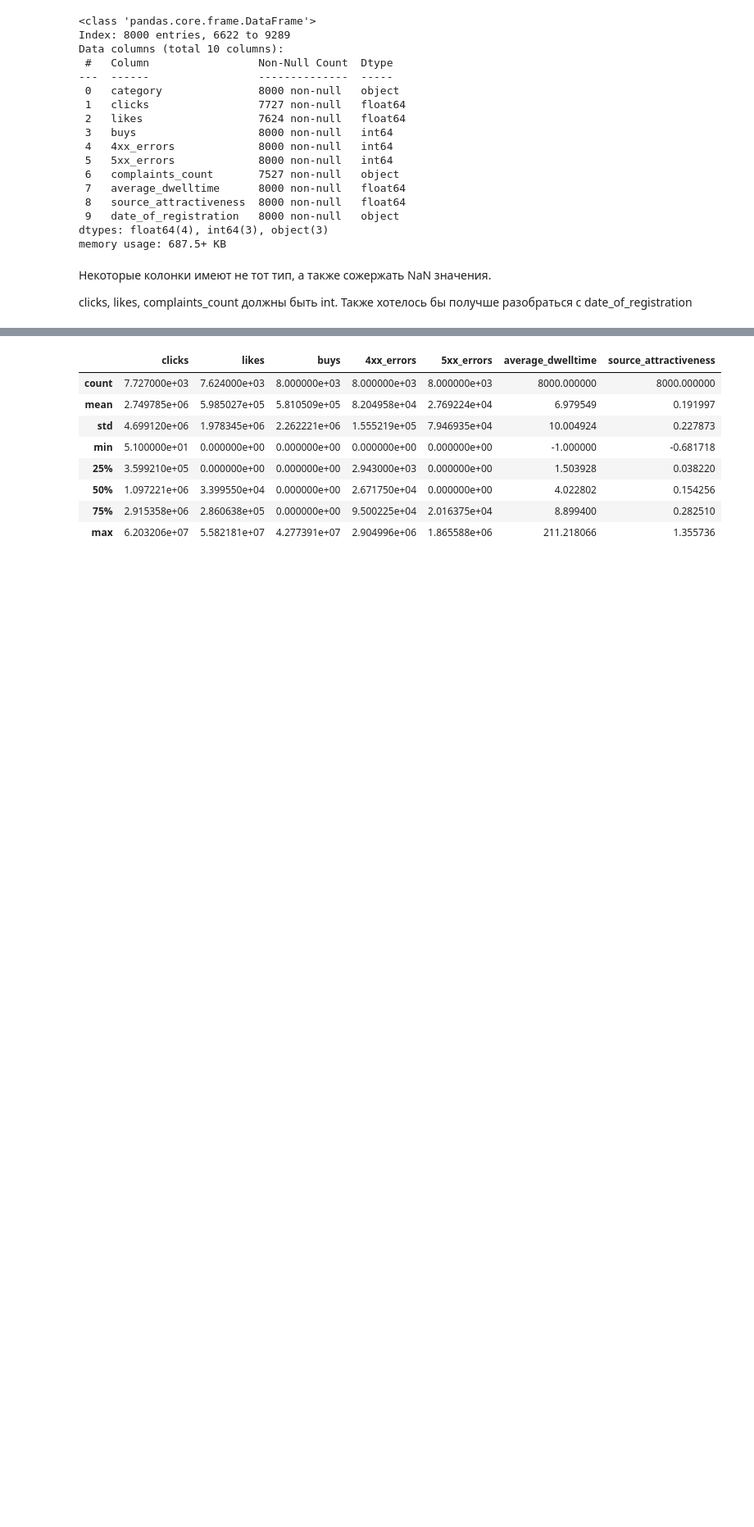
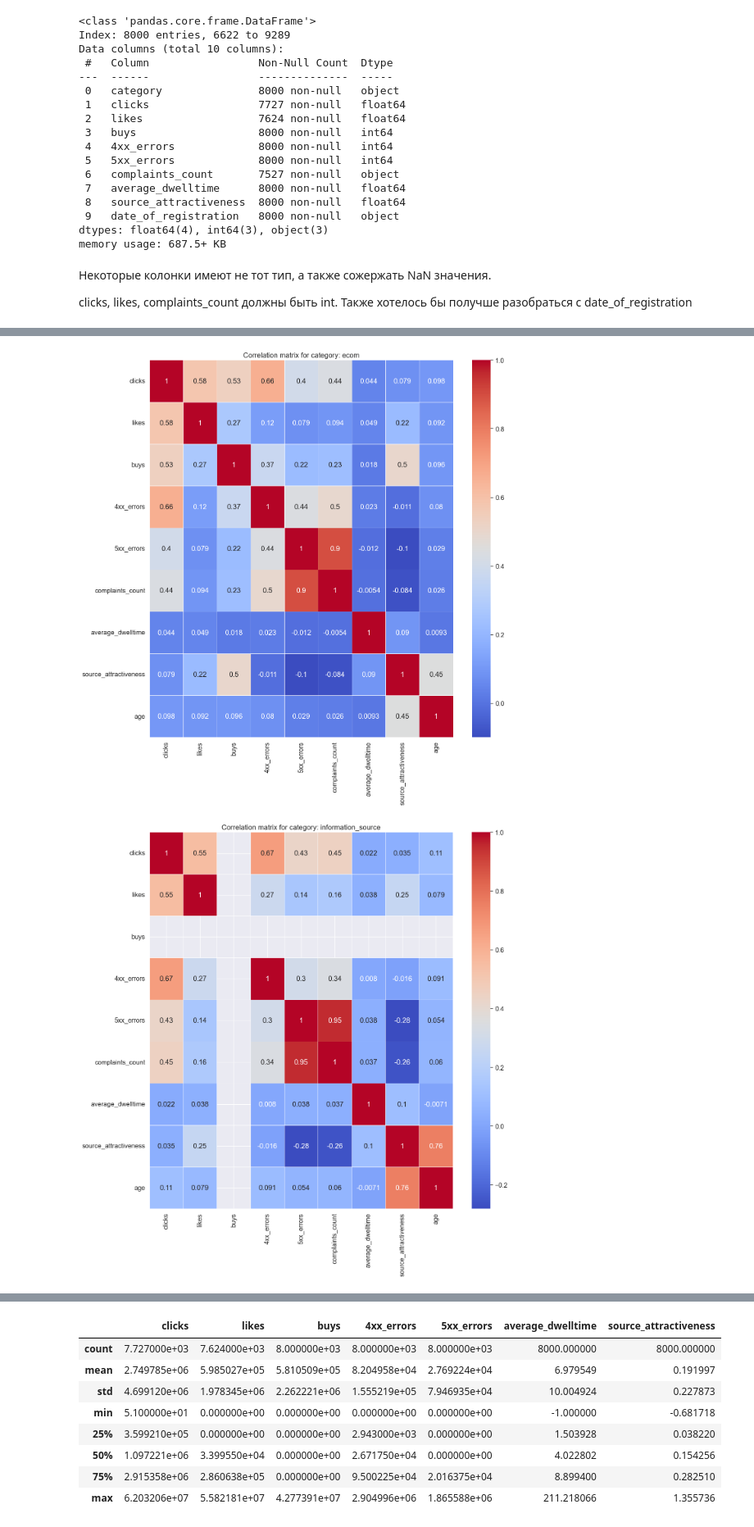
Before and after one commit to JonAJ21/ML_Labs, a Jupyter notebook: lab2/submission.ipynb, the cells around one changed output, grey strips where cells are left out. Shown at 82% size. Drawn from its saved outputs; the diff is of its cells as text; code cells hidden in the pictures; blank space fills up the shorter version.

```diff
--- a/lab2/submission.ipynb
+++ b/lab2/submission.ipynb
@@ -112,0 +85,20 @@ Name: source_attractiveness, dtype: object
+# %%
+def draw_corr_matrix(category, data, with_category = True):
+    if with_category:
+        corr_matrix = data[data['category'] == category].drop(['category'], axis=1).corr()
+    else:
+        corr_matrix = data.corr()
+    fig, ax = plt.subplots()
+    ax = sns.heatmap(corr_matrix, annot=True, cmap='coolwarm', linewidths=0.5)
+    plt.gcf().set_size_inches(15, 15)
+    plt.title('Correlation matrix for category: ' + category)
+    plt.show()
+# %%
+draw_corr_matrix('ecom', cleared_df)
+draw_corr_matrix('information_source', cleared_df)
+draw_corr_matrix('news', cleared_df)
+draw_corr_matrix('porn', cleared_df)
+draw_corr_matrix('social', cleared_df)
+# %% [output]
+[figure, added]
+[figure, added]
```
Also changed, not shown: parts of 4 cells of this notebook.
